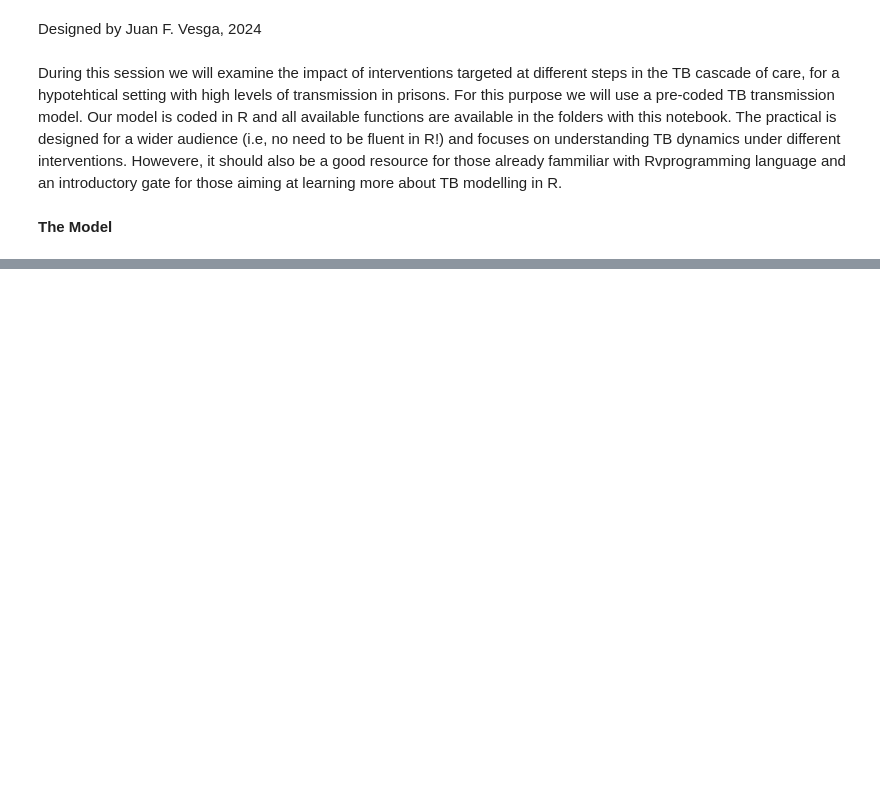
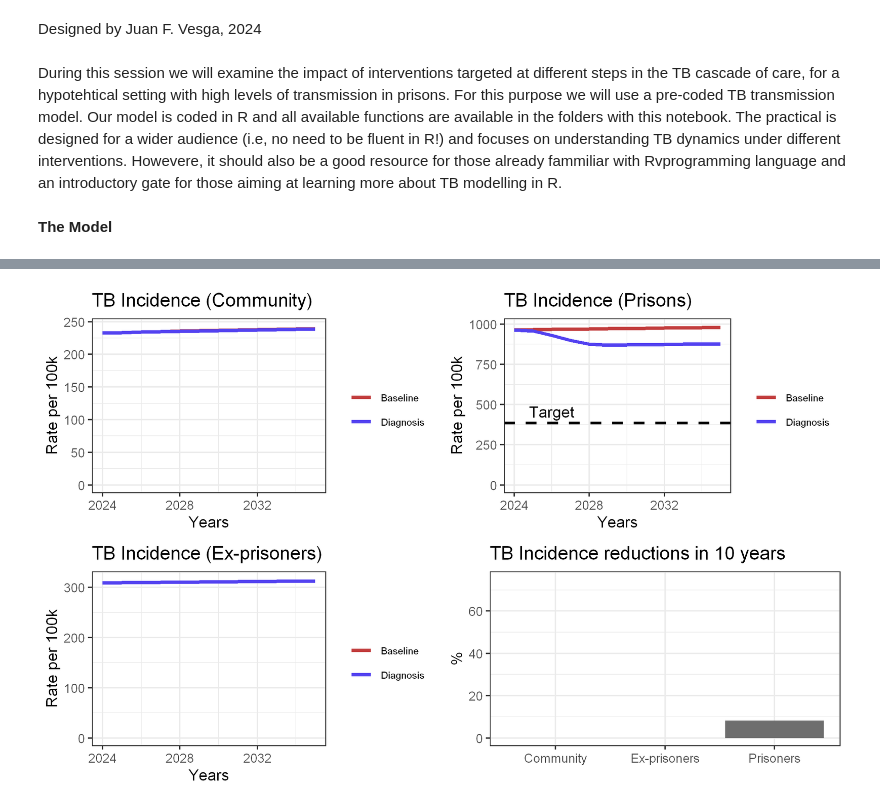
Before and after one commit to juanvesga/TB_workshop, a Jupyter notebook: practical.ipynb, the cells around one changed output, grey strips where cells are left out. Cells and saved outputs as stored; diff of their text form; code cells hidden in the pictures; blank space fills up the shorter version.

```diff
--- a/practical.ipynb
+++ b/practical.ipynb
@@ -280,0 +226,36 @@ grid.arrange(data5$inc_c ,data5$inc_p,data5$inc_x, nrow=2 )
+# %%
+# Simulation 1 Diagnosis ----------------------------------------------------
+
+# An Intervention simulating Diagnosis improvement in prisons
+int_name   <- "Diagnosis"
+
+#Update parameter results data frame to append new results
+params_1 <-params_0
+data_stub<-data0$data
+t.interv   <- c(times_new[2], times_new[2]+t.scale)
+
+# Change parameters for intervention
+pDx_p  <- 0.95   # Probability of being diagnosed once sought care
+
+cascade_p <-pDx_p*pTx_p*(1/(care_seeking_p+T.rTx))
+
+params_1["selfcure_p"]<-selfcure_p + cascade_p
+
+data1<-get_intervention(sfin,
+                        params_1,
+                        params_0,
+                        times_new,
+                        t.interv,
+                        int_name,
+                        data_stub)
+
+p1<-data1$inc_p +
+  # Target
+  geom_hline(yintercept=inc_p_0*(1-0.6), linetype="dashed", color = "black", linewidth=1)+
+  annotate("text", x = 2026, y = inc_p_0*(1-0.6), label = "Target", vjust = -0.5)
+
+
+
+grid.arrange(data1$inc_c ,p1,data1$inc_x,data1$reduc, nrow=2 )
+# %% [output]
+[figure, added]
```
Also changed, not shown: parts of 41 cells of this notebook, 1 other file.
